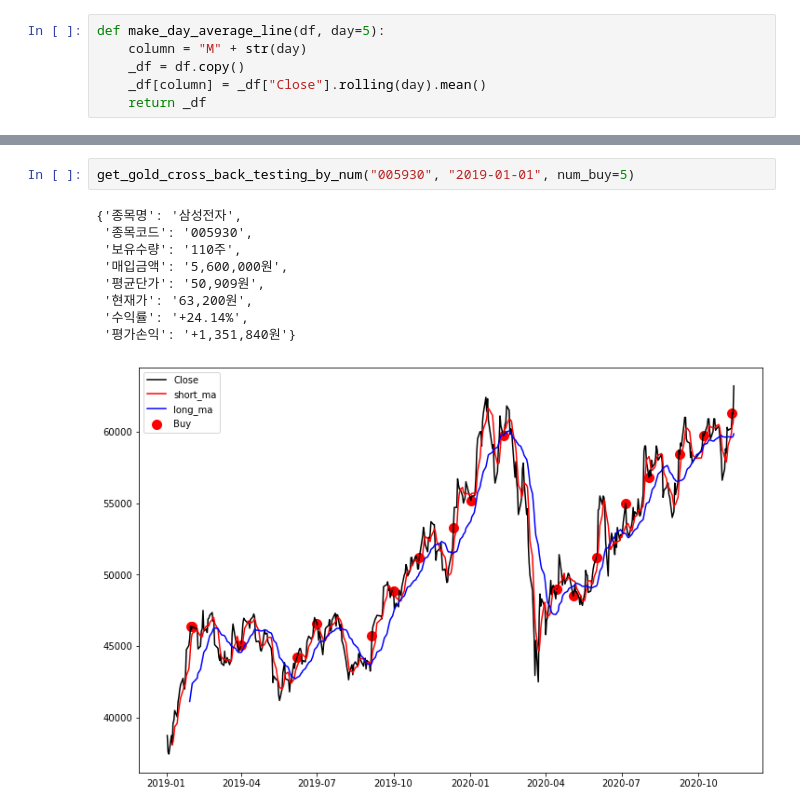
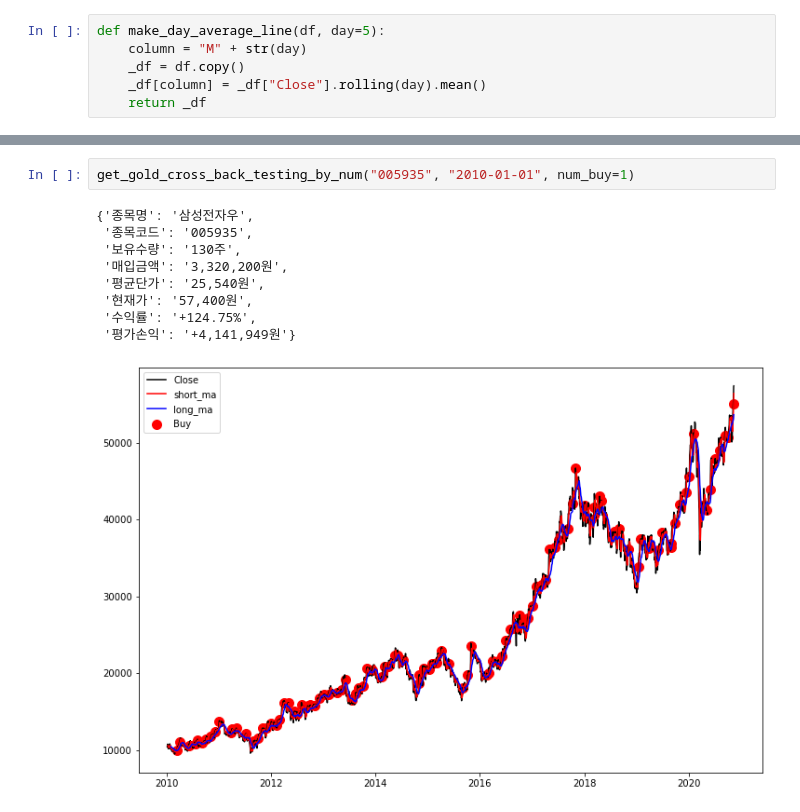
Before and after one commit to jjjCHA/stock_back_testing, a Jupyter notebook: get_gold_cross_back_testing.ipynb, the cells around one changed output, grey strips where cells are left out. Cells and saved outputs as stored; diff of their text form.

```diff
--- a/get_gold_cross_back_testing.ipynb
+++ b/get_gold_cross_back_testing.ipynb
@@ -208,17 +208,17 @@ def get_gold_cross_back_testing_by_num(
     else:
         print("데이터가 없습니다.")
 # %%
-get_gold_cross_back_testing_by_num("005930", "2019-01-01", num_buy=5)
+get_gold_cross_back_testing_by_num("005935", "2010-01-01", num_buy=1)
 # %% [output]
-{'종목명': '삼성전자',
- '종목코드': '005930',
- '보유수량': '110주',
- '매입금액': '5,600,000원',
- '평균단가': '50,909원',
- '현재가': '63,200원',
- '수익률': '+24.14%',
- '평가손익': '+1,351,840원'}
+{'종목명': '삼성전자우',
+ '종목코드': '005935',
+ '보유수량': '130주',
+ '매입금액': '3,320,200원',
+ '평균단가': '25,540원',
+ '현재가': '57,400원',
+ '수익률': '+124.75%',
+ '평가손익': '+4,141,949원'}
-[figure, old version]
+[figure, new version]
 # %%
 def get_gold_cross_back_testing_by_price(
     symbol:str="005930",
```
Also changed, not shown: parts of 3 cells of this notebook, 1 other file.
